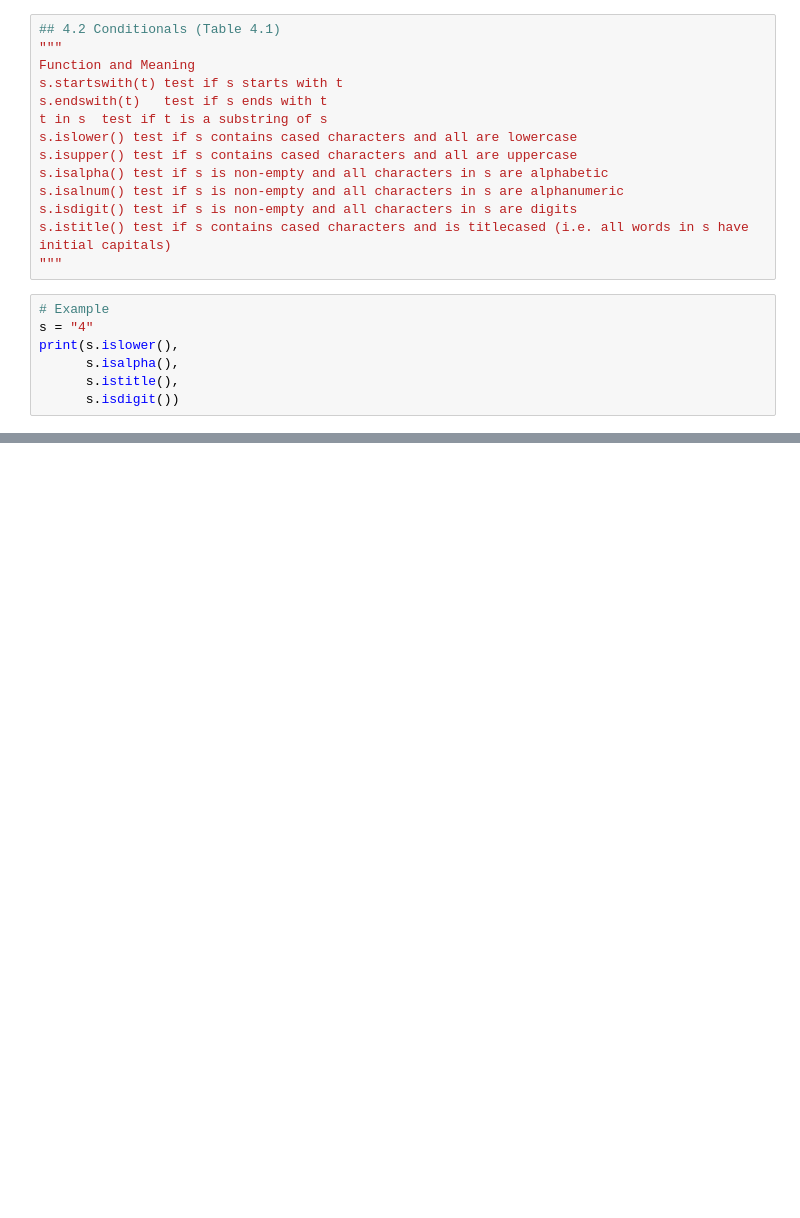
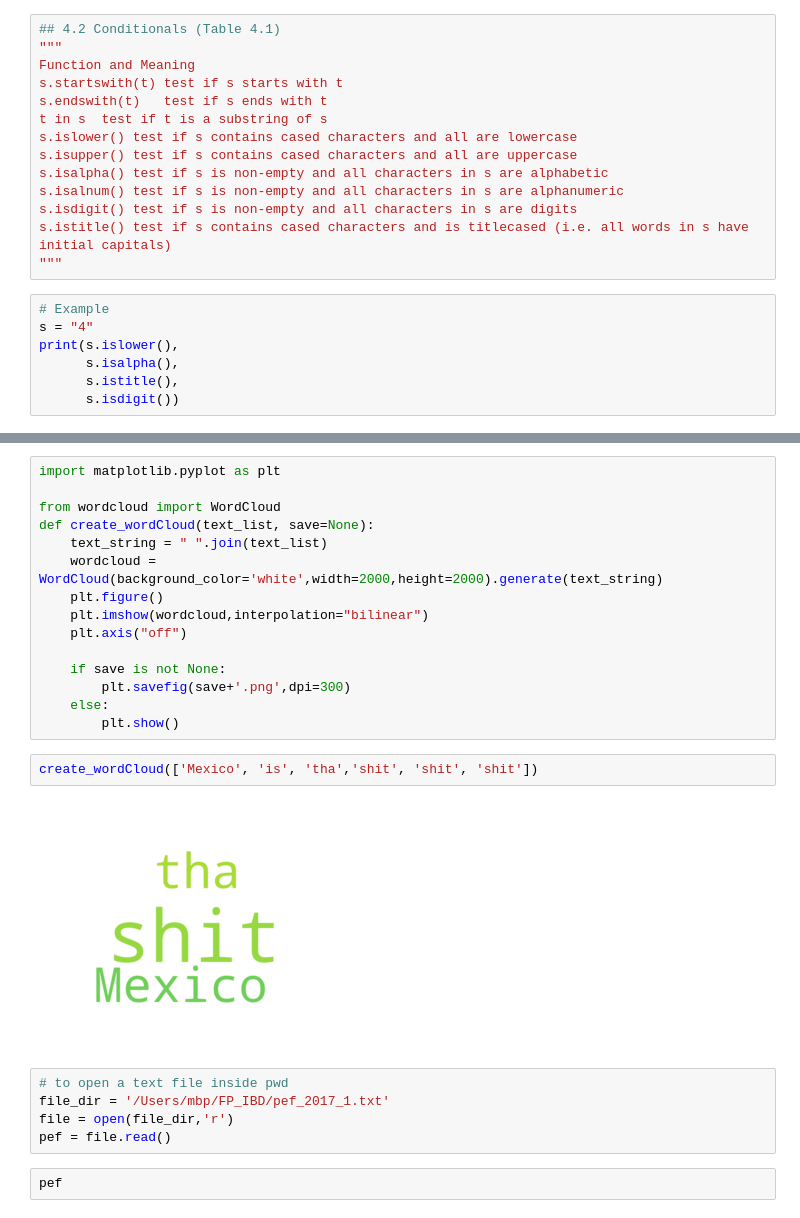
Before and after one commit to andrespdlr/CS_para_ciencias_sociales, a Jupyter notebook: Seminario_IBD_2_txt_mining.ipynb, the cells around one changed output, grey strips where cells are left out. Cells and saved outputs as stored; diff of their text form; blank space fills up the shorter version.

Commit message:
clase de text mining 28 julio 2017

```diff
--- a/Seminario_IBD_2_txt_mining.ipynb
+++ b/Seminario_IBD_2_txt_mining.ipynb
@@ -236,0 +441,26 @@ and other useful ones:
+# %%
+import matplotlib.pyplot as plt
+
+from wordcloud import WordCloud
+def create_wordCloud(text_list, save=None):
+    text_string = " ".join(text_list)
+    wordcloud = WordCloud(background_color='white',width=2000,height=2000).generate(text_string)
+    plt.figure()
+    plt.imshow(wordcloud,interpolation="bilinear")
+    plt.axis("off")
+
+    if save is not None:
+        plt.savefig(save+'.png',dpi=300)
+    else:
+        plt.show()
+# %%
+create_wordCloud(['Mexico', 'is', 'tha','shit', 'shit', 'shit'])
+# %% [output]
+[figure, added]
+# %%
+# to open a text file inside pwd
+file_dir = '/Users/mbp/FP_IBD/pef_2017_1.txt'
+file = open(file_dir,'r')
+pef = file.read()
+# %%
+pef
```
Also changed, not shown: parts of 39 cells of this notebook.
